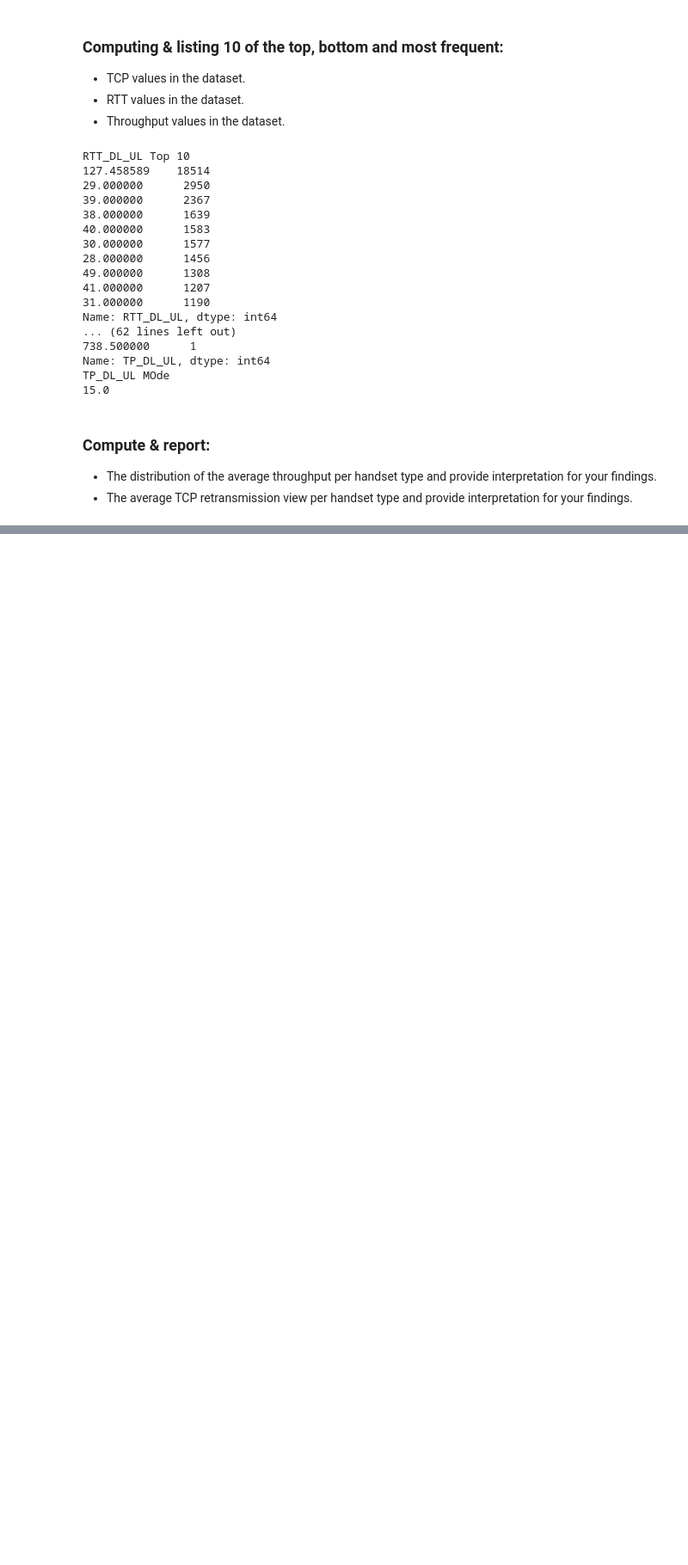
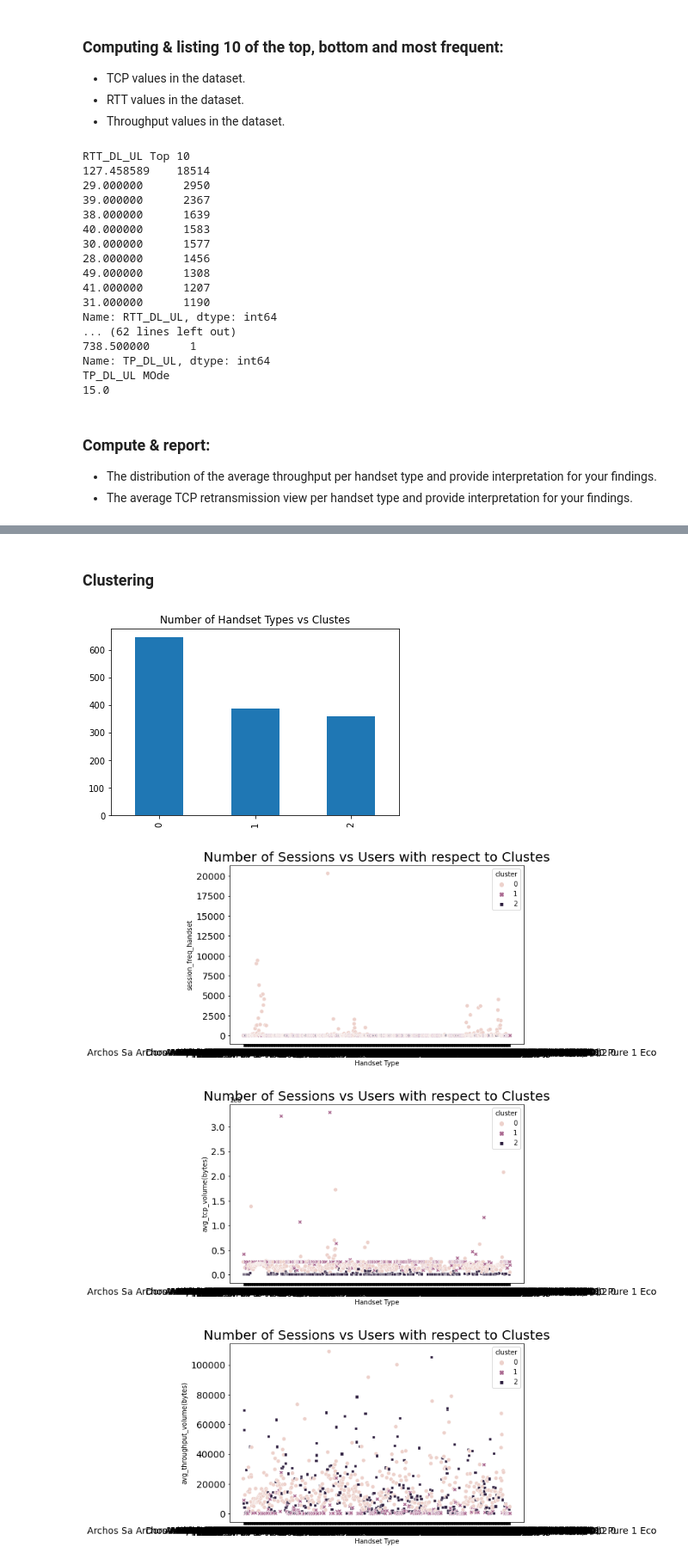
Before and after one commit to Caphace-Ethan/Telecom-User-Data-Analysis, a Jupyter notebook: notebooks/Data_Exploratory_Analysis.ipynb, the cells around one changed output, grey strips where cells are left out. Shown at 86% size. Drawn from its saved outputs; the diff is of its cells as text; code cells hidden in the pictures; blank space fills up the shorter version.

```diff
--- a/notebooks/Data_Exploratory_Analysis.ipynb
+++ b/notebooks/Data_Exploratory_Analysis.ipynb
@@ -1246,0 +1272,32 @@ Handset Distributuion per TP_DL_UL
+# %% [markdown]
+### Clustering
+# %%
+#Standardize and Normalize the data
+P = PowerTransformer()
+scaled_data = P.fit_transform(aggre_user_experience)
+kmeans_2 = KMeans(3, random_state=10)
+kmeans_2.fit(scaled_data)
+aggre_user_experience['cluster'] = kmeans_2.labels_
+
+# aggre_user_experience.info
+# %%
+aggre_user_experience['cluster'].value_counts().plot(kind='bar', title = 'Number of Handset Types vs Clustes')
+plot_scatter(aggre_user_experience.head(1000), x_col="Handset Type", y_col="session_freq_handset", hue="cluster", style="cluster",
+            title="Number of Sessions vs Users with respect to Clustes")
+
+plot_scatter(aggre_user_experience.head(1000), x_col="Handset Type", y_col="avg_tcp_volume(bytes)", hue="cluster", style="cluster",
+            title="Number of Sessions vs Users with respect to Clustes")
+
+plot_scatter(aggre_user_experience.head(1000), x_col="Handset Type", y_col="avg_throughput_volume(bytes)", hue="cluster", style="cluster",
+            title="Number of Sessions vs Users with respect to Clustes")
+print("Cluster per Session frequency")
+print(aggre_user_experience.groupby('cluster').agg({'session_freq_handset':'count'}))
+print("Cluster per Average TCP Volume (Bytes)")
+print(aggre_user_experience.groupby('cluster').agg({'avg_tcp_volume(bytes)':'mean'}))
+print("Cluster per Average Throughput Volume (Bytes)")
+print(aggre_user_experience.groupby('cluster').agg({'avg_throughput_volume(bytes)':'mean'}))
+# %% [output]
+[figure, added]
+[figure, added]
+[figure, added]
+[figure, added]
```
Also changed, not shown: parts of 8 cells of this notebook.
